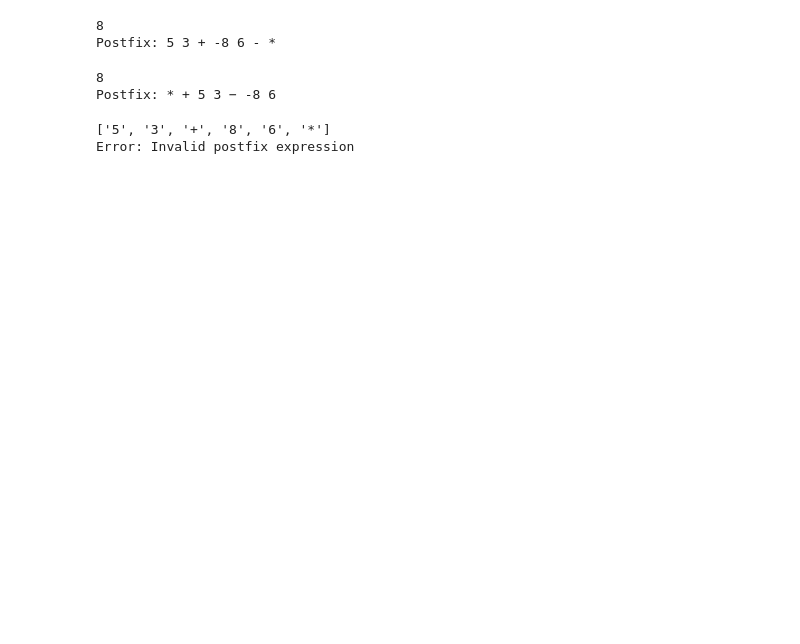
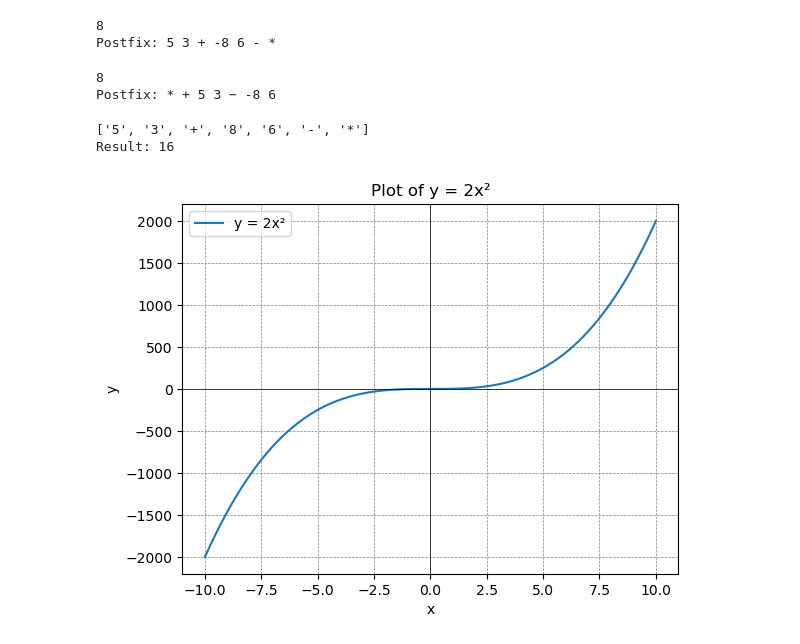
Before and after one commit to Matin-Rasoulzad/Infix-Postfix-Prefix-Calculator, a Jupyter notebook: Core.ipynb, the cells around one changed output. Saved outputs shown, nothing was run; the diff lists cells and outputs as text; code cells hidden in the pictures; blank space fills up the shorter version.

```diff
--- a/Core.ipynb
+++ b/Core.ipynb
@@ -1,4 +1,8 @@
 # %%
+import numpy as np
+import matplotlib.pyplot as plt
+from sympy import symbols, sympify, lambdify
+
 class ExpressionCalculator:
     precedence = {"(": 1, ")": 1, "^": 2, "*" : 3, "×" : 3, "/": 3, "+": 4, "-":4 ,"−": 4}
 
@@ -91,6 +95,32 @@ class ExpressionCalculator:
         if len(stack) != 1:
             raise ValueError("Invalid postfix expression")
         return stack[0]
+
+    @classmethod
+    def string_to_function(self,input_str):
+    # Define the function using eval to compute the expression
+        def f(x):
+            return eval(input_str)
+        return f
+    @staticmethod
+    def process_and_plot(expression):
+
+        # Define the range for x
+        x = np.linspace(-10, 10, 500)
+
+        # Define the function
+        func = ExpressionCalculator.string_to_function(expression)
+        y = func(x)
+        # Create the plot
+        plt.plot(x, y, label="y = 2x²")
+        plt.title("Plot of y = 2x²")
+        plt.xlabel("x")
+        plt.ylabel("y")
+        plt.axhline(0, color='black',linewidth=0.5)
+        plt.axvline(0, color='black',linewidth=0.5)
+        plt.grid(color = 'gray', linestyle = '--', linewidth = 0.5)
+        plt.legend()
+        plt.show()
 # %%
 calc = ExpressionCalculator()
 infix_expression = "( 5 + 3 ) * ( -8 - 6 )".split()
@@ -115,7 +145,7 @@ except ValueError as e:
 Postfix: * + 5 3 − -8 6
 # %%
 calc = ExpressionCalculator()
-postfix_expression = "5 3 + 8 6 *".split()
+postfix_expression = "5 3 + 8 6 - *".split()
 print(postfix_expression)
 try:
     result = calc.evaluate_postfix(postfix_expression)
@@ -123,5 +153,10 @@ try:
 except ValueError as e:
     print("Error:", e)
 # %% [output]
-['5', '3', '+', '8', '6', '*']
-Error: Invalid postfix expression
+['5', '3', '+', '8', '6', '-', '*']
+Result: 16
+# %%
+calc = ExpressionCalculator()
+calc.process_and_plot("2 * x**3")
+# %% [output]
+[figure, added]
```
Also changed, not shown: 1 other file.
